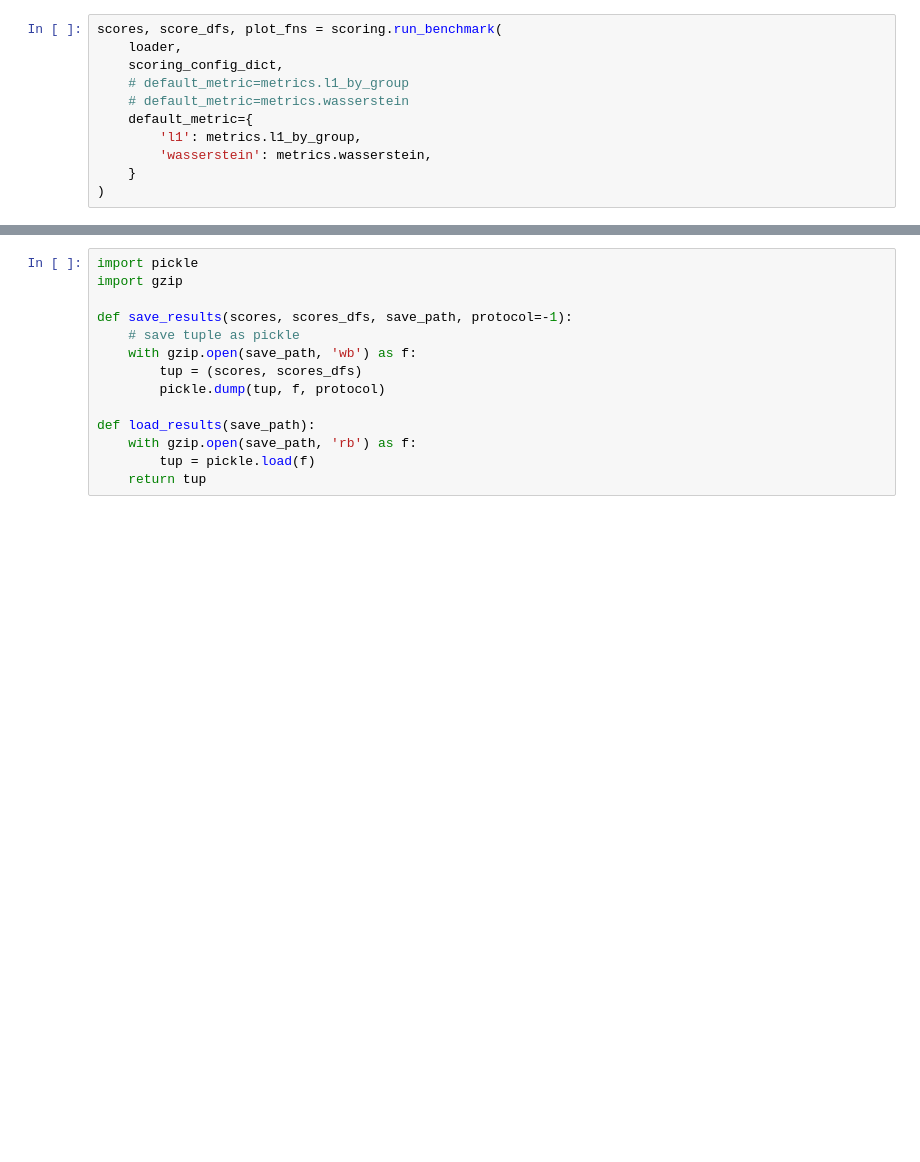
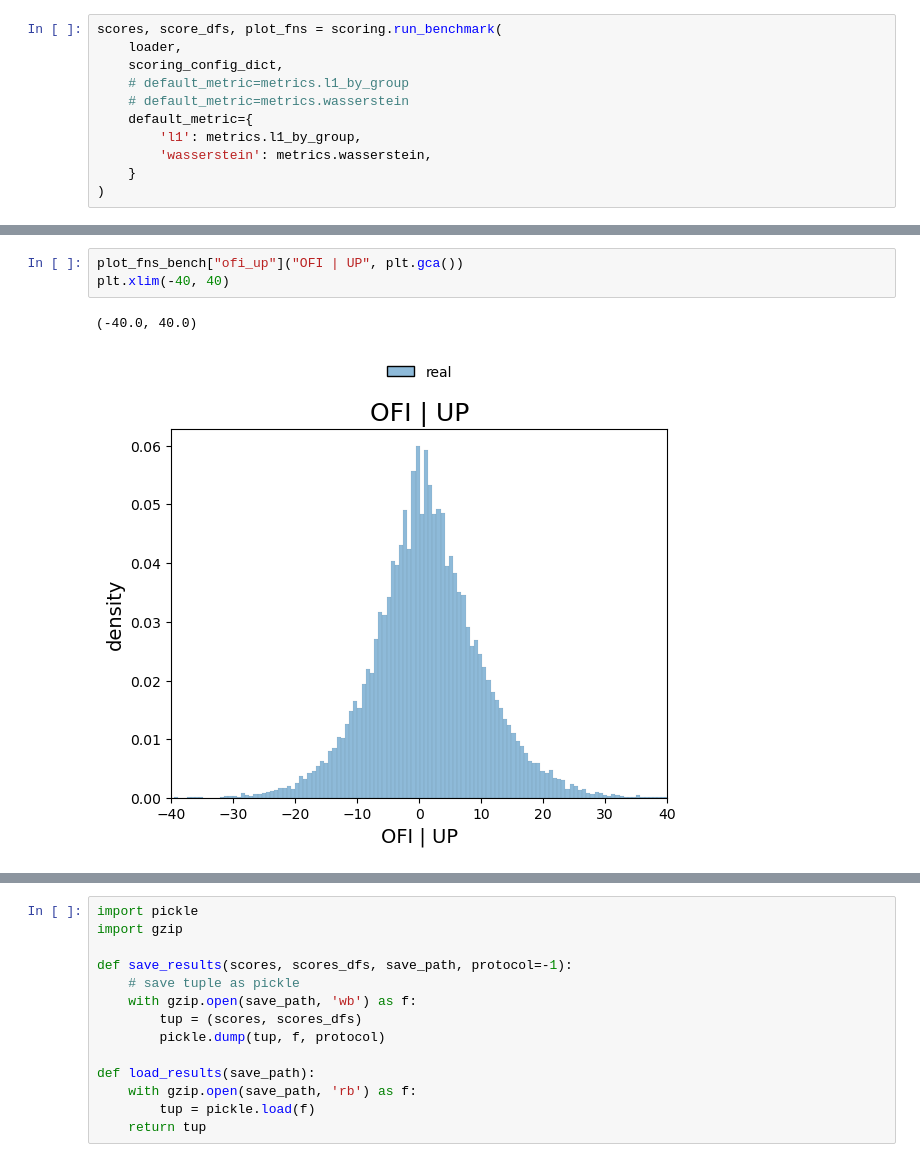
Before and after one commit to anon-ml-review/lob_bench_review, a Jupyter notebook: benchmark.ipynb, the cells around one changed output, grey strips where cells are left out. Saved outputs shown, nothing was run; the diff lists cells and outputs as text; blank space fills up the shorter version.

```diff
--- a/benchmark.ipynb
+++ b/benchmark.ipynb
@@ -247,0 +382,6 @@ scores_bench, score_dfs_bench, plot_fns_bench = scoring.run_benchmark(
+# %%
+plot_fns_bench["ofi_up"]("OFI | UP", plt.gca())
+plt.xlim(-40, 40)
+# %% [output]
+(-40.0, 40.0)
+[figure, added]
```
Also changed, not shown: parts of 12 cells of this notebook, 8 other files.
